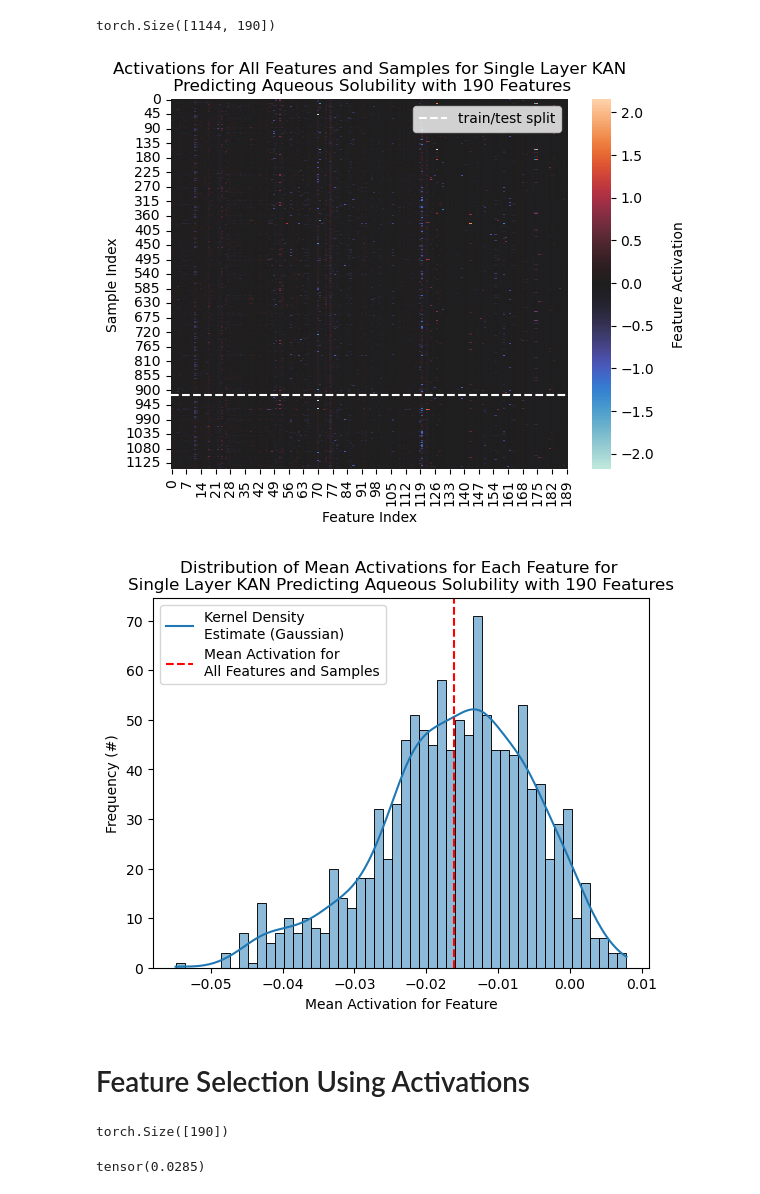
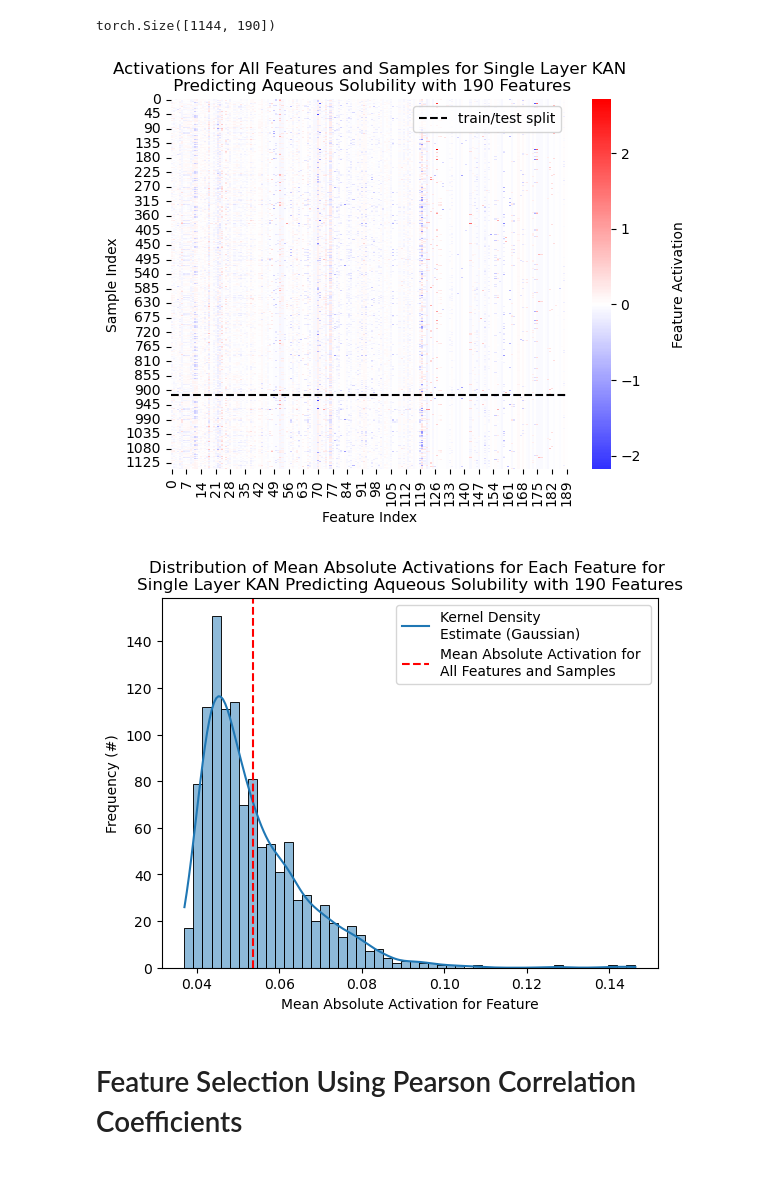
Before and after one commit to cgeils25/Chemical_Physics_and_KANs, a Jupyter notebook: notebooks/aqueous_solubility_delaney/investigating_KAN.ipynb, the cells around one changed output. Drawn from its saved outputs; the diff is of its cells as text; code cells hidden in the pictures.

Commit message:
successfully selected features for correlation and trained model

```diff
--- a/notebooks/aqueous_solubility_delaney/investigating_KAN.ipynb
+++ b/notebooks/aqueous_solubility_delaney/investigating_KAN.ipynb
@@ -345,31 +337,31 @@ activations.shape # should be (num_samples, num_features)
 torch.Size([1144, 190])
 # %%
 # visualizing all activations for all training samples
-sns.heatmap(activations, cmap=None, center=0)
+sns.heatmap(activations, cmap='bwr', center=0)
 plt.title(f'Activations for All Features and Samples for Single Layer KAN\n Predicting Aqueous Solubility with {X_scaled.shape[1]} Features')
 plt.xlabel('Feature Index')
 plt.ylabel('Sample Index')
 
 plt.text(x=240, y=760, s='Feature Activation', color='black', rotation='vertical')
 
-plt.axhline(y=X_train_scaled.shape[0], xmin=0, xmax=X_scaled.shape[1], color='white', linestyle='dashed')
+plt.axhline(y=X_train_scaled.shape[0], xmin=0, xmax=X_scaled.shape[1], color='black', linestyle='dashed')
 plt.legend(['train/test split'])
 plt.show()
 # %% [output]
-[figure, old version]
+[figure, new version]
 # %%
-mean_activations = activations.mean(axis=1)
-sns.histplot(mean_activations, bins=50, kde=True)
-plt.title(f'Distribution of Mean Activations for Each Feature for \nSingle Layer KAN Predicting Aqueous Solubility with {X_scaled.shape[1]} Features')
-plt.xlabel('Mean Activation for Feature')
+mean_abs_activations = activations.abs().mean(axis=1)
+sns.histplot(mean_abs_activations, bins=50, kde=True)
+plt.title(f'Distribution of Mean Absolute Activations for Each Feature for \nSingle Layer KAN Predicting Aqueous Solubility with {X_scaled.shape[1]} Features')
+plt.xlabel('Mean Absolute Activation for Feature')
 plt.ylabel('Frequency (#)')
 
-plt.axvline(x=activations.mean(), color='r', linestyle='dashed')
+plt.axvline(x=mean_abs_activations.mean(), color='r', linestyle='dashed')
 
-plt.legend(['Kernel Density \nEstimate (Gaussian)', 'Mean Activation for \nAll Features and Samples'])
+plt.legend(['Kernel Density \nEstimate (Gaussian)', 'Mean Absolute Activation for \nAll Features and Samples'])
 
 plt.show()
 # %% [output]
-[figure, old version]
+[figure, new version]
 # %% [markdown]
-# Feature Selection Using Activations
+# Feature Selection Using Pearson Correlation Coefficients
@@ -387,10 +367,0 @@ assert len(features_after_variance_selection) == X_train_scaled.shape[1] == acti
-# %%
-activations_train_feature_means = activations_train.mean(axis=0)
-assert activations_train_feature_means.sum() == y_hat_train.mean()
-activations_train_feature_means.shape
-# %% [output]
-torch.Size([190])
-# %%
-activations_train_feature_means.std()
-# %% [output]
-tensor(0.0285)
```
Also changed, not shown: parts of 20 cells of this notebook.
